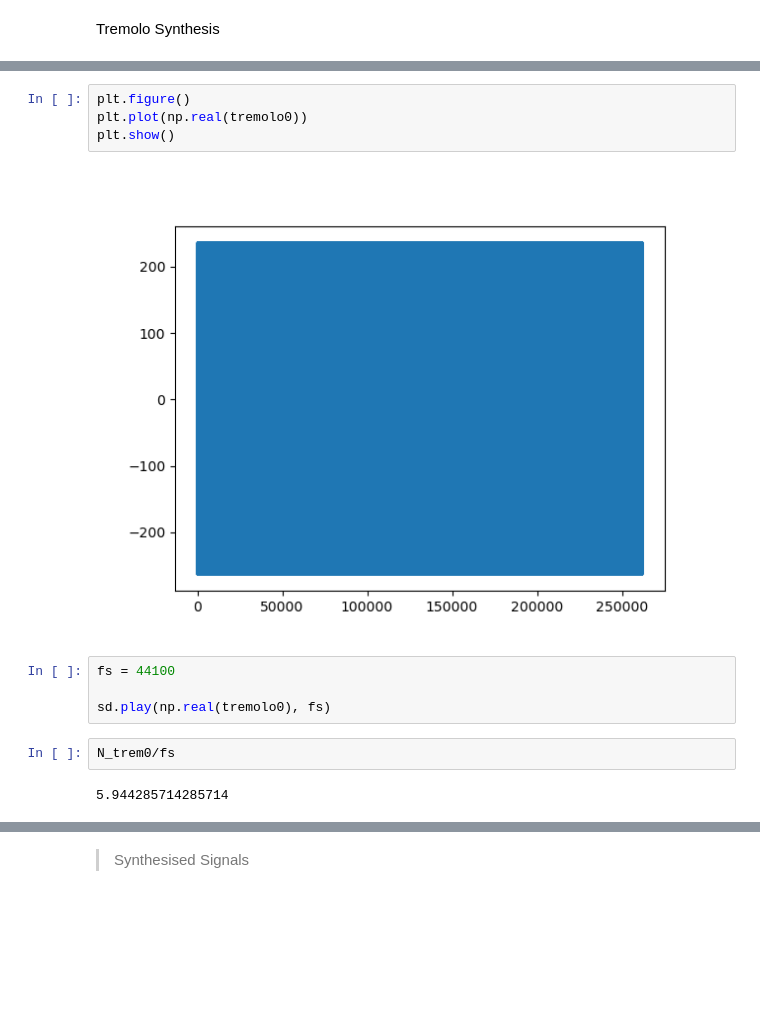
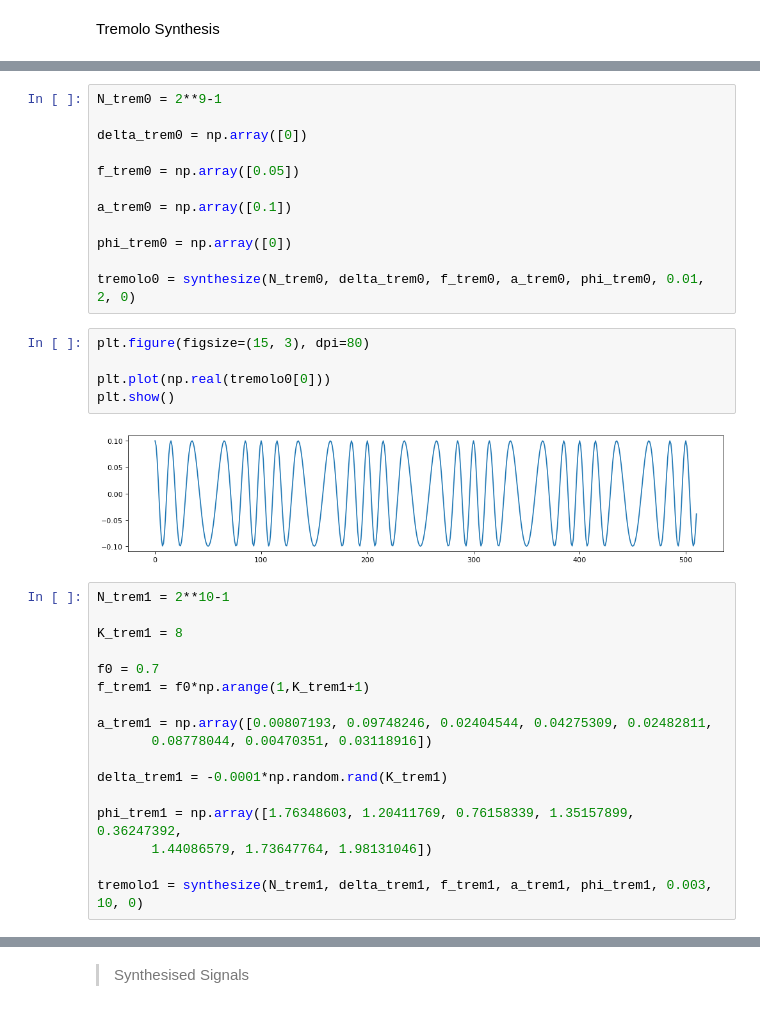
Before and after one commit to piptouque/atiam_pam_hrparam, a Jupyter notebook: source/ESPRIT-Roy.ipynb, the cells around one changed output, grey strips where cells are left out. Saved outputs shown, nothing was run; the diff lists cells and outputs as text; blank space fills up the shorter version.

```diff
--- a/source/ESPRIT-Roy.ipynb
+++ b/source/ESPRIT-Roy.ipynb
@@ -378,14 +354,36 @@ tremolo0 = Tremolo(N_trem0, delta_trem0, f_trem0, a_trem0, phi_trem0, 0.00001, 1
+# %%
+N_trem0 = 2**9-1
+
+delta_trem0 = np.array([0])
+
+f_trem0 = np.array([0.05])
+
+a_trem0 = np.array([0.1])
+
+phi_trem0 = np.array([0])
+
+tremolo0 = synthesize(N_trem0, delta_trem0, f_trem0, a_trem0, phi_trem0, 0.01, 2, 0)
 # %%
-plt.figure()
-plt.plot(np.real(tremolo0))
+plt.figure(figsize=(15, 3), dpi=80)
+
+plt.plot(np.real(tremolo0[0]))
 plt.show()
 # %% [output]
-[figure, old version]
+[figure, new version]
-# %%
-fs = 44100
-
-sd.play(np.real(tremolo0), fs)
-# %%
-N_trem0/fs
-# %% [output]
-5.944285714285714
+# %%
+N_trem1 = 2**10-1
+
+K_trem1 = 8
+
+f0 = 0.7
+f_trem1 = f0*np.arange(1,K_trem1+1)
+
+a_trem1 = np.array([0.00807193, 0.09748246, 0.02404544, 0.04275309, 0.02482811,
+       0.08778044, 0.00470351, 0.03118916])
+
+delta_trem1 = -0.0001*np.random.rand(K_trem1)
+
+phi_trem1 = np.array([1.76348603, 1.20411769, 0.76158339, 1.35157899, 0.36247392,
+       1.44086579, 1.73647764, 1.98131046])
+
+tremolo1 = synthesize(N_trem1, delta_trem1, f_trem1, a_trem1, phi_trem1, 0.003, 10, 0)
```
Also changed, not shown: parts of 29 cells of this notebook, 12 other files.
